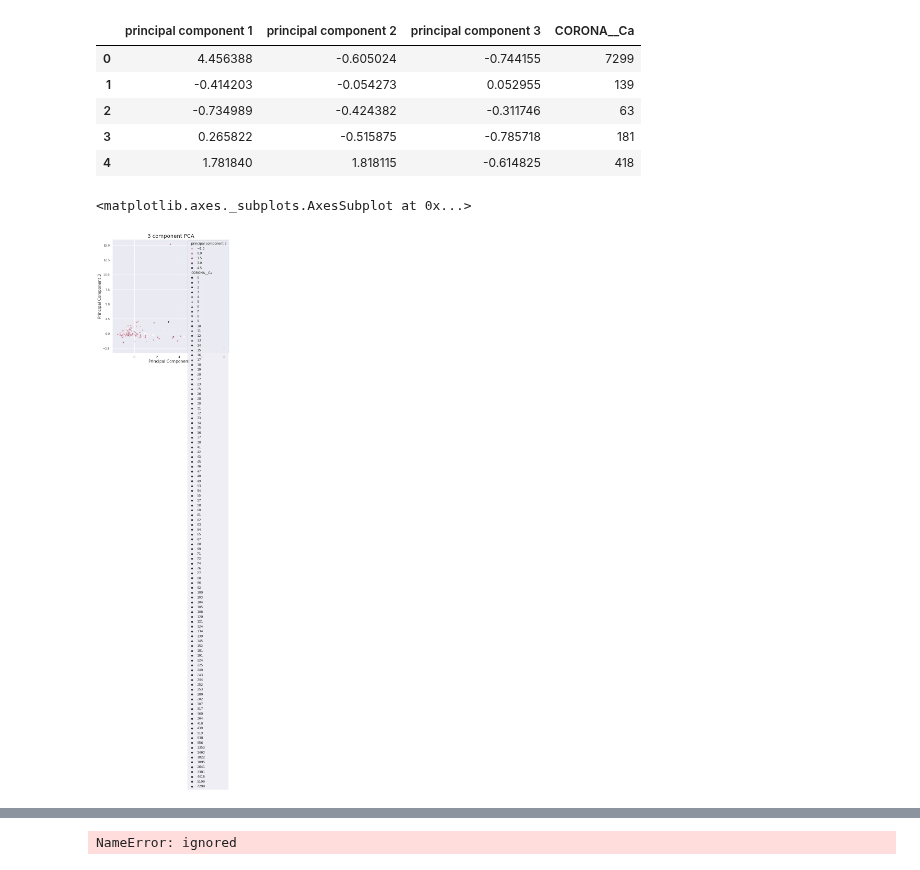
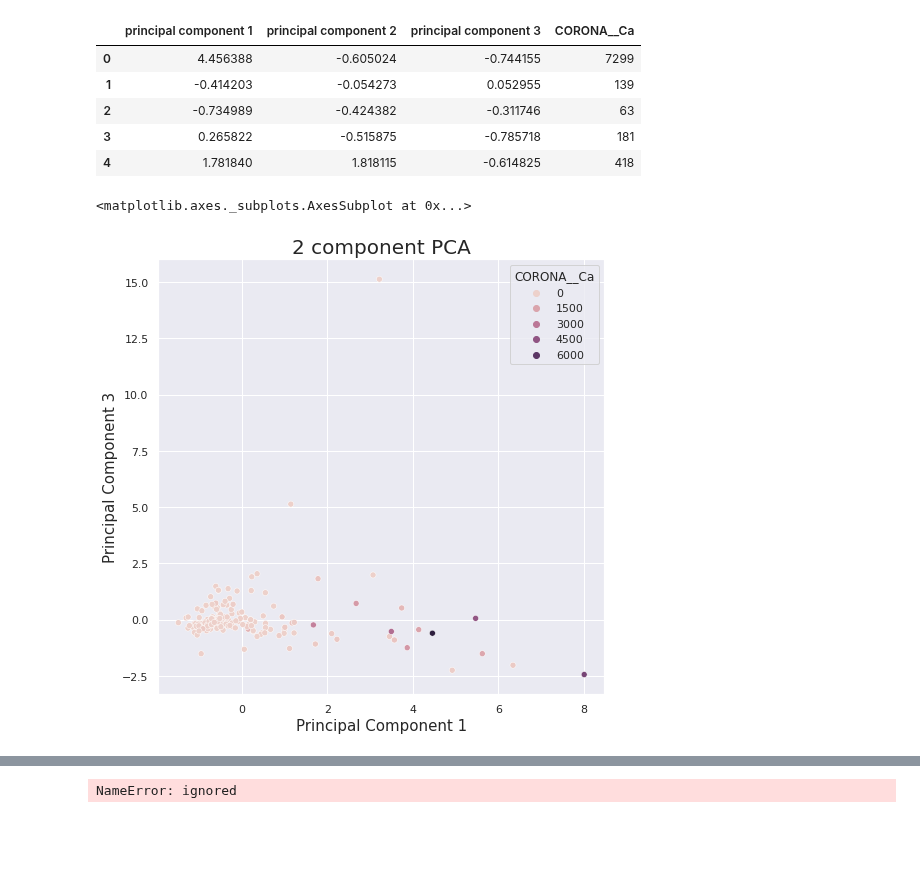
Before and after one commit to saja-aish12/MachineLearning, a Jupyter notebook: machine_project.ipynb, the cells around one changed output, grey strips where cells are left out. Cells and saved outputs as stored; diff of their text form; code cells hidden in the pictures; blank space fills up the shorter version.

```diff
--- a/machine_project.ipynb
+++ b/machine_project.ipynb
@@ -77,21 +78,14 @@ finalDf.head()#
 # %%
 
 
 fig = plt.figure(figsize = (8,8))
 ax = fig.add_subplot(1,1,1)
 ax.set_xlabel('Principal Component 1', fontsize = 15)
 ax.set_ylabel('Principal Component 2', fontsize = 15)
 ax.set_ylabel('Principal Component 3', fontsize = 15)
-ax.set_title('3 component PCA', fontsize = 20)
-#targets = ['Iris-setosa', 'Iris-versicolor', 'Iris-virginica']
-colors = ['r', 'g', 'b']
+ax.set_title('2 component PCA', fontsize = 20)
 
-sns.scatterplot(finalDf['principal component 1'],finalDf['principal component 2'],
-                finalDf['principal component 3'],finalDf['CORONA__Ca'])
-
-
-#ax.legend(targets)
-#ax.grid()
+sns.scatterplot(finalDf['principal component 1'],finalDf['principal component 2'],finalDf['CORONA__Ca'])
 # %% [output]
 <matplotlib.axes._subplots.AxesSubplot at 0x...>
-[figure, old version]
+[figure, new version]
```
Also changed, not shown: parts of 13 cells of this notebook.
